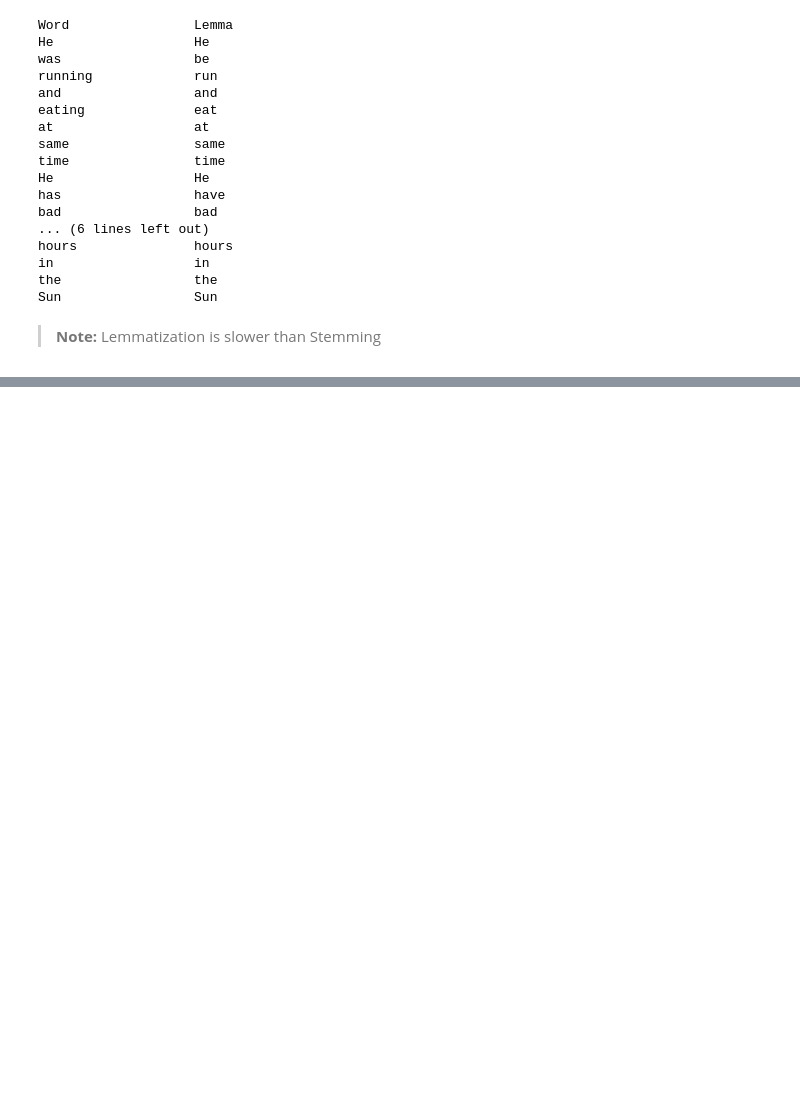
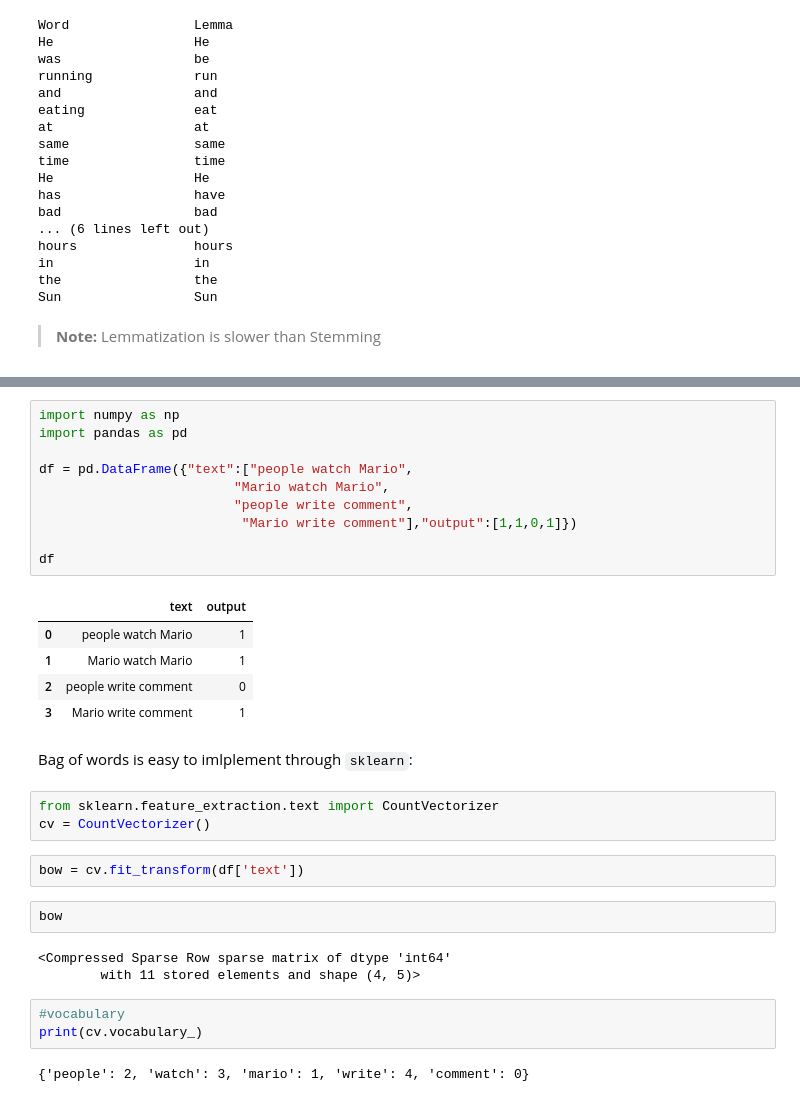
Before and after one commit to MatteoFalcioni/GenAI, a Jupyter notebook: 02_data_preprocessing.ipynb, the cells around one changed output, grey strips where cells are left out. Saved outputs shown, nothing was run; the diff lists cells and outputs as text; blank space fills up the shorter version.

```diff
--- a/02_data_preprocessing.ipynb
+++ b/02_data_preprocessing.ipynb
@@ -508,0 +525,33 @@ Sun                 Sun
+# %%
+import numpy as np
+import pandas as pd
+
+df = pd.DataFrame({"text":["people watch Mario",
+                         "Mario watch Mario",
+                         "people write comment",
+                          "Mario write comment"],"output":[1,1,0,1]})
+
+df
+# %% [output]
+|  | text | output |
+| 0 | people watch Mario | 1 |
+| 1 | Mario watch Mario | 1 |
+| 2 | people write comment | 0 |
+| 3 | Mario write comment | 1 |
+# %% [markdown]
+Bag of words is easy to imlplement through `sklearn`:
+# %%
+from sklearn.feature_extraction.text import CountVectorizer
+cv = CountVectorizer()
+# %%
+bow = cv.fit_transform(df['text'])
+# %%
+bow
+# %% [output]
+<Compressed Sparse Row sparse matrix of dtype 'int64'
+        with 11 stored elements and shape (4, 5)>
+# %%
+#vocabulary
+print(cv.vocabulary_)
+# %% [output]
+{'people': 2, 'watch': 3, 'mario': 1, 'write': 4, 'comment': 0}
```
Also changed, not shown: parts of 21 cells of this notebook.
